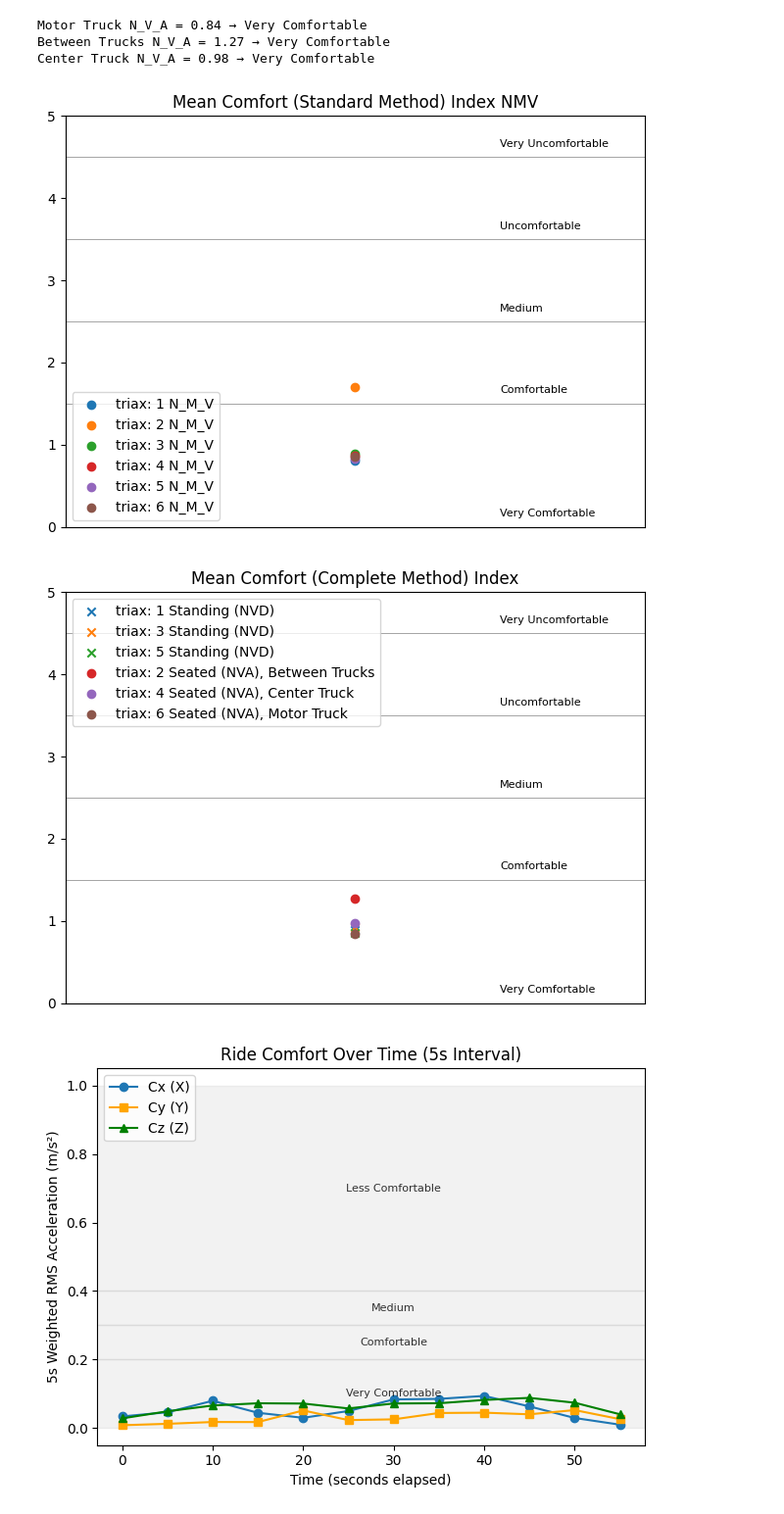
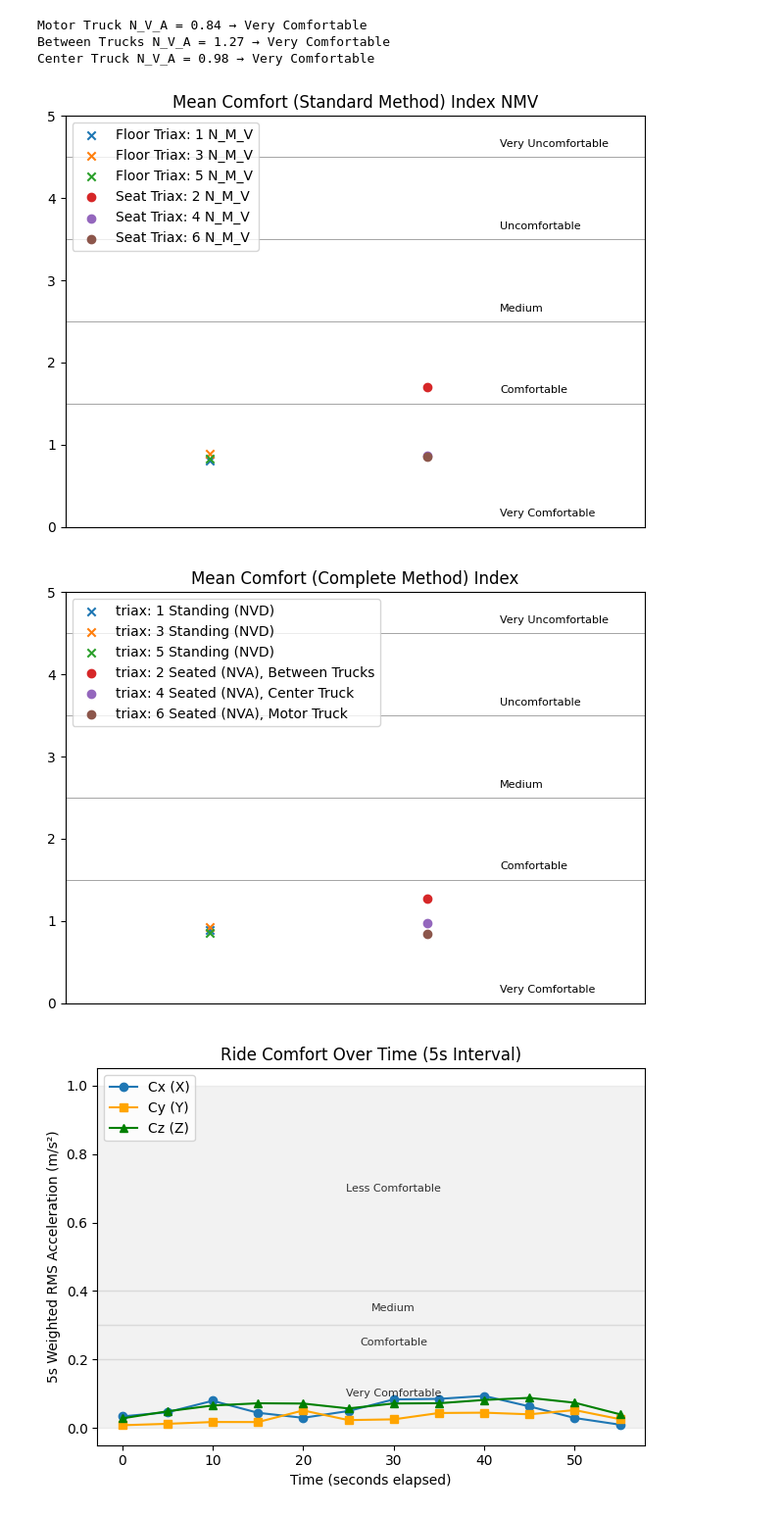
Before and after one commit to credwood/ride_comfort, a Jupyter notebook: calculations.ipynb, the cells around one changed output. Shown at 98% size. Drawn from its saved outputs; the diff is of its cells as text; code cells hidden in the pictures.

Commit message:
de-clustered graphs, added typing to function signatures

```diff
--- a/calculations.ipynb
+++ b/calculations.ipynb
@@ -146,9 +146,9 @@ triax:5 N_M_V = 0.83 → Very Comfortable
 triax:5 N_V_D = 0.85 → Very Comfortable
 triax:6 N_M_V = 0.86 → Very Comfortable
 # %%
-"""for triax in range(1, 7):
+for triax in range(1, 7):
     if triaxes_metrics[str(triax)]["N_MV"] is None:
         continue
     plot_distributions(triaxes_metrics[str(triax)]["Cx"],
                        triaxes_metrics[str(triax)]["Cy"],
-                       triaxes_metrics[str(triax)]["Cz"], triax=triax)"""
+                       triaxes_metrics[str(triax)]["Cz"], triax=triax)
@@ -155,7 +162,7 @@ triax:6 N_M_V = 0.86 → Very Comfortable
 # %%
-"""for triax in range(1, 7):
+for triax in range(1, 7):
     if triaxes_metrics[str(triax)]["N_MV"] is None:
         continue
     plot_cumulative_distribution(triaxes_metrics[str(triax)]["Cx"],
                        triaxes_metrics[str(triax)]["Cy"],
-                       triaxes_metrics[str(triax)]["Cz"], triax=triax)"""
+                       triaxes_metrics[str(triax)]["Cz"], triax=triax)
@@ -193,17 +207,17 @@ Center Truck N_V_A = 0.98 → Very Comfortable
 # %%
 N_MVs = []
 for triax in range(1, 7):
 
     N_MV = triaxes_metrics[str(triax)]["N_MV"]
 
     if N_MV is None:
         continue
 
     N_MVs.append((triax, N_MV))
 
-plot_comfort_thresholds_nvm(N_MVs, categories)
+plot_comfort_thresholds_nvm(N_MVs, categories, floor_triaxes)
 # %% [output]
-[figure, old version]
+[figure, new version]
 # %%
 N_VAs = []
 N_VDs = []
@@ -216,7 +230,7 @@ for triax in range(1, 7):
 
 plot_comfort_thresholds_nvd_nva(N_VDs, N_VAs, categories, pairs)
 # %% [output]
-[figure, old version]
+[figure, new version]
 # %%
 for triax in range(1, 7):
     raw = non_rave[str(triax)]
```
Also changed, not shown: parts of 2 cells of this notebook, 3 other files.
